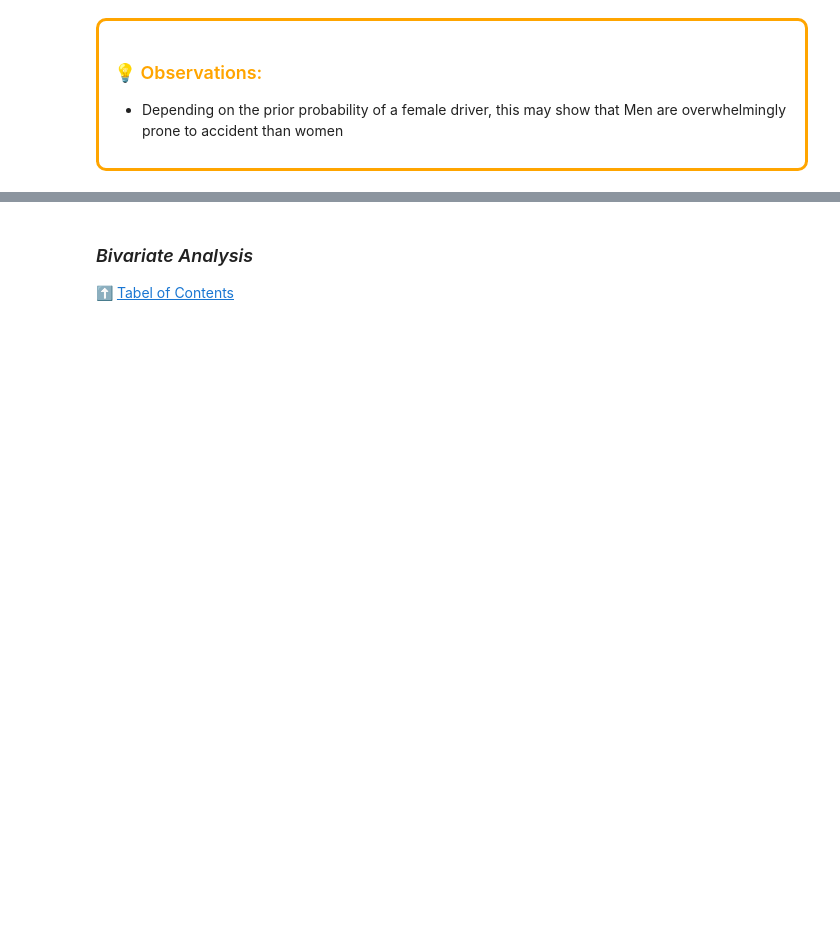
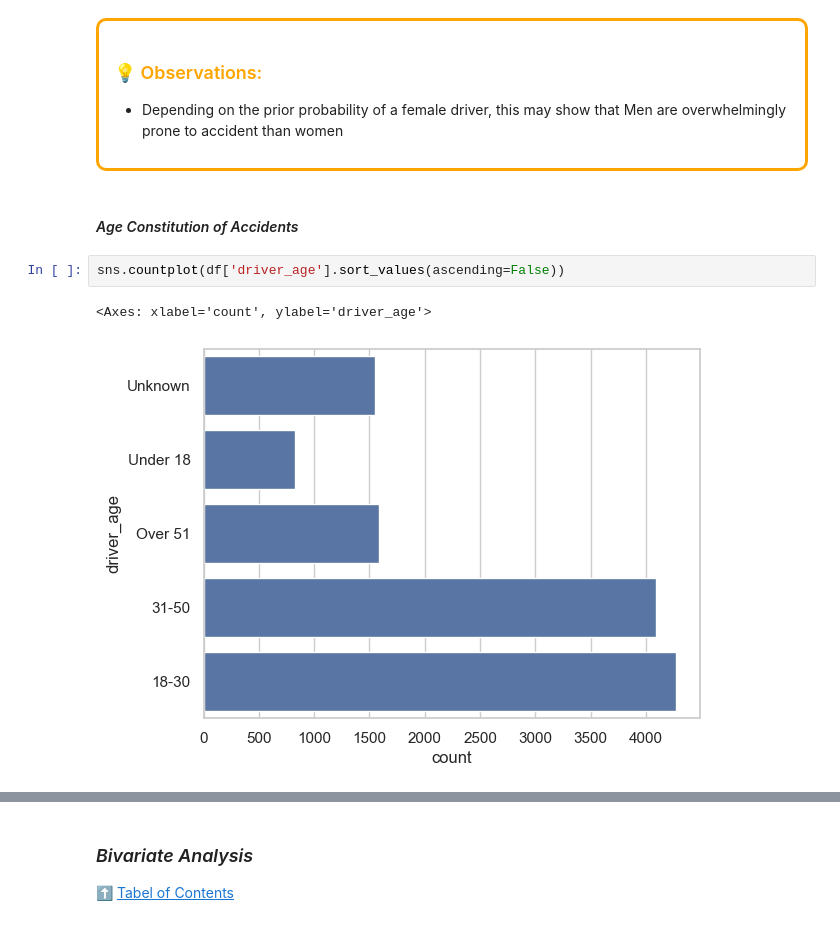
Before and after one commit to Teshager21/accident-analysis-addis_ababa, a Jupyter notebook: accident-analysis-addis_ababa.ipynb, the cells around one changed output, grey strips where cells are left out. Cells and saved outputs as stored; diff of their text form; blank space fills up the shorter version.

```diff
--- a/accident-analysis-addis_ababa.ipynb
+++ b/accident-analysis-addis_ababa.ipynb
@@ -604,3 +613,10 @@ plt.tight_layout()
 * Depending on the prior probability of a female driver, this may show that Men are overwhelmingly prone to accident than women
 
 </div>
+# %% [markdown]
+#### <i>Age Constitution of Accidents<i>
+# %%
+sns.countplot(df['driver_age'].sort_values(ascending=False))
+# %% [output]
+<Axes: xlabel='count', ylabel='driver_age'>
+[figure, added]
```
Also changed, not shown: parts of 24 cells of this notebook.
